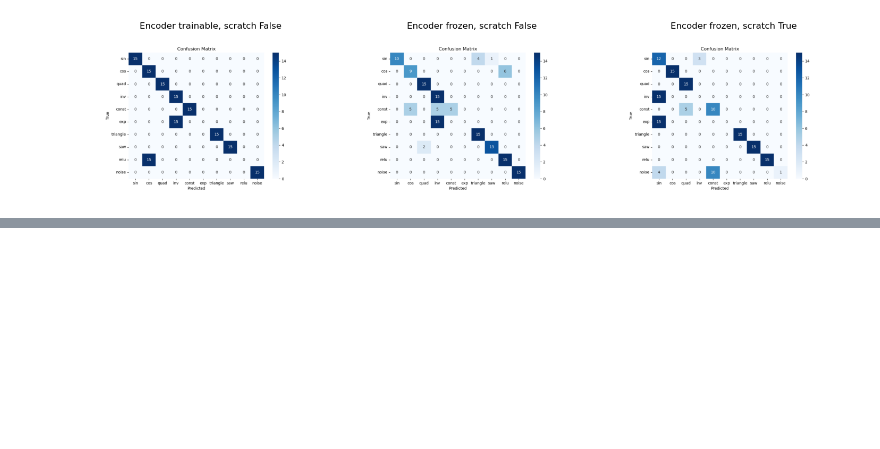
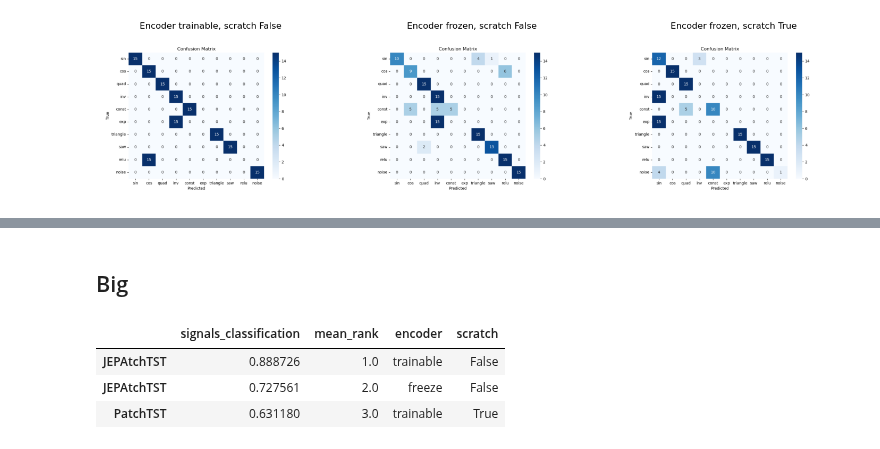
Before and after one commit to vilhess/JEPAtchTST, a Jupyter notebook: results.ipynb, the cells around one changed output, grey strips where cells are left out. Saved outputs shown, nothing was run; the diff lists cells and outputs as text; code cells hidden in the pictures; blank space fills up the shorter version.

```diff
--- a/results.ipynb
+++ b/results.ipynb
@@ -173,7 +177,7 @@ df.T
 # %% [markdown]
 ## Small
 # %%
-df = pd.read_json('classification/results/small/accs.json')
+df = pd.read_json('classification/type1/results/small/accs.json')
 
 ranks = df.rank(axis=0, method='min', ascending=False)
 mean_ranks = ranks.mean(axis=1)
@@ -231,7 +236,7 @@ axes[2].axis('off')
 # %% [markdown]
 ## Base
 # %%
-df = pd.read_json('classification/results/base/accs.json')
+df = pd.read_json('classification/type1/results/base/accs.json')
 
 ranks = df.rank(axis=0, method='min', ascending=False)
 mean_ranks = ranks.mean(axis=1)
@@ -289,7 +291,7 @@ axes[2].axis('off')
 # %% [markdown]
 ## Big
 # %%
-df = pd.read_json('classification/results/big/accs.json')
+df = pd.read_json('classification/type1/results/big/accs.json')
 
 ranks = df.rank(axis=0, method='min', ascending=False)
 mean_ranks = ranks.mean(axis=1)
@@ -346,0 +458,34 @@ axes[2].axis('off')
+# %% [markdown]
+## Big
+# %%
+df = pd.read_json('classification/type2/results/big/accs.json')
+
+ranks = df.rank(axis=0, method='min', ascending=False)
+mean_ranks = ranks.mean(axis=1)
+df['mean_rank'] = mean_ranks
+df.sort_values('mean_rank', inplace=True)
+
+df["encoder"]=" "
+df["scratch"]=" "
+
+for i in range(len(df)):
+    index_name = df.index[i]
+    index_name_split = index_name.split("_")
+    if index_name_split[-1]=="True":
+        df.at[index_name, "scratch"] = "True"
+        df.at[index_name, "encoder"] = "trainable"
+        df.index.values[i] = "PatchTST"
+    else:
+        if index_name_split[-2]=="True":
+            df.at[index_name, "scratch"] = "False"
+            df.at[index_name, "encoder"] = "freeze"
+        else:
+            df.at[index_name, "scratch"] = "False"
+            df.at[index_name, "encoder"] = "trainable"
+        df.index.values[i] = "JEPAtchTST"
+df
+# %% [output]
+|  | signals_classification | mean_rank | encoder | scratch |
+| JEPAtchTST | 0.888726 | 1.0 | trainable | False |
+| JEPAtchTST | 0.727561 | 2.0 | freeze | False |
+| PatchTST | 0.631180 | 3.0 | trainable | True |
```
Also changed, not shown: parts of 14 cells of this notebook, 31 other files.
